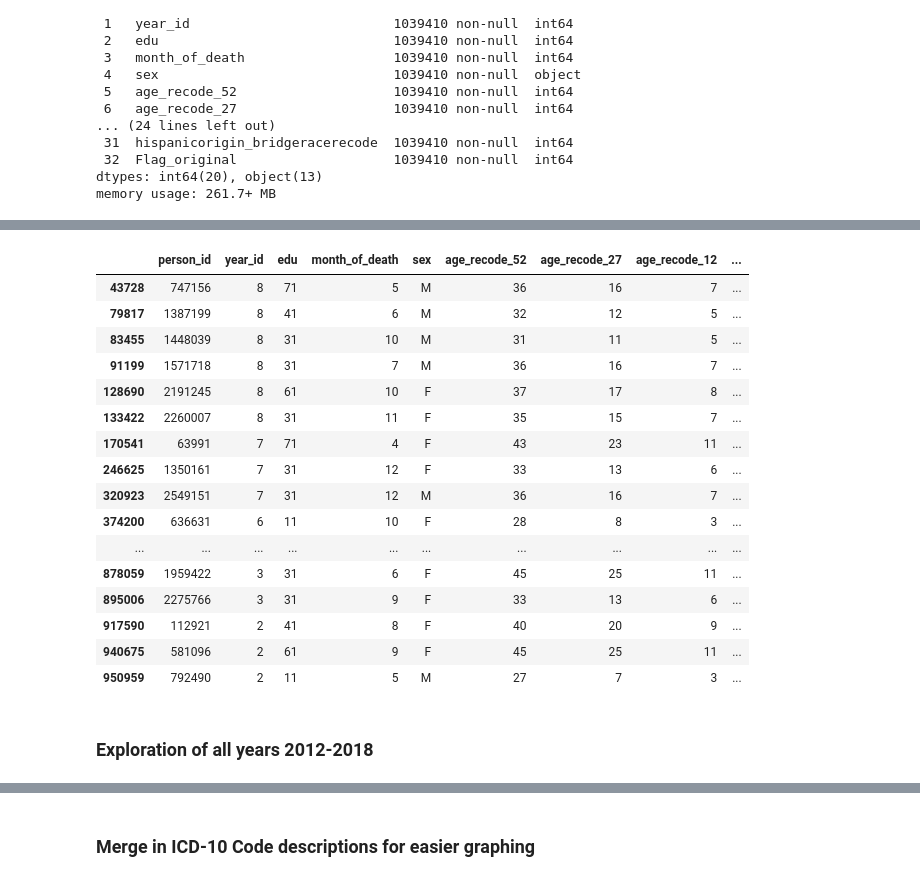
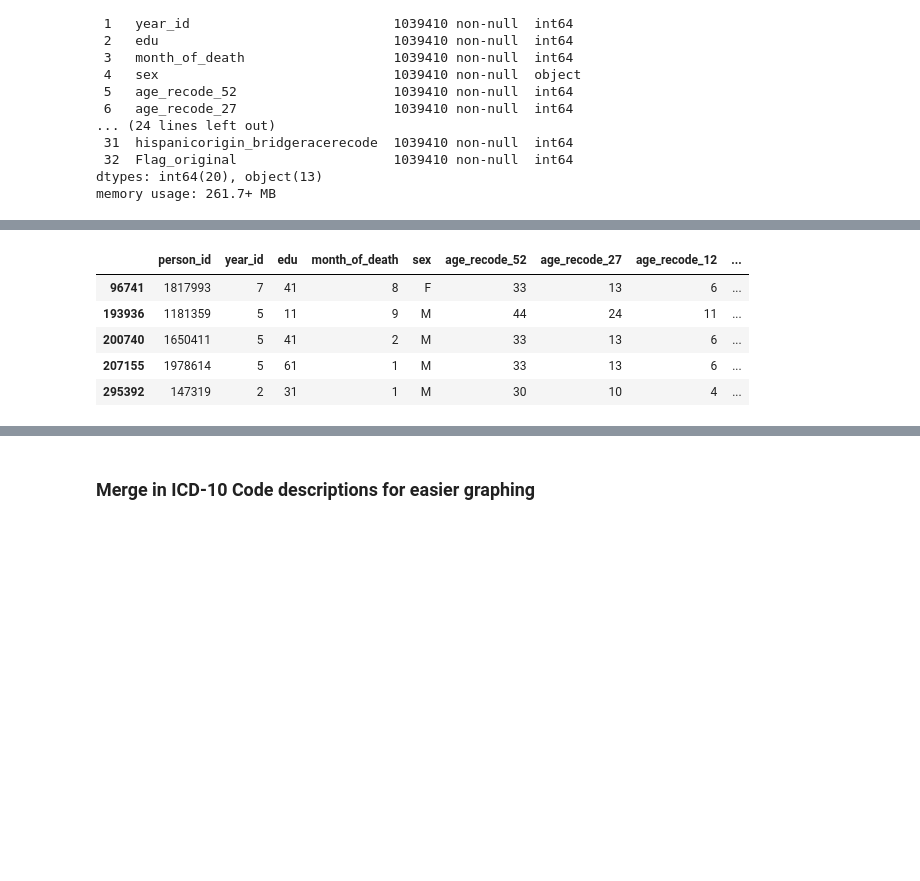
Before and after one commit to swarupmalli/Capstone_Mortality, a Jupyter notebook: EDA_Accidents_ALL.ipynb, the cells around one changed output, grey strips where cells are left out. Cells and saved outputs as stored; diff of their text form; code cells hidden in the pictures; blank space fills up the shorter version.

```diff
--- a/EDA_Accidents_ALL.ipynb
+++ b/EDA_Accidents_ALL.ipynb
@@ -8,6 +10,7 @@
 import sys
 import pandas as pd
 pd.set_option('display.max_columns', 100)
+pd.set_option("display.expand_frame_repr", False)
 import csv
 import numpy as np
 import os
@@ -358,4 +361,5 @@ memory usage: 261.7+ MB
 
 # acc_all = pd.read_csv('data/mort_accidents_all.csv')
 acc_all = pd.read_csv('data/mort_accidents_all_title.csv', sep=';')
+poison = pd.read_csv('data/poison_420.csv')
 # %% [output]
@@ -363,22 +367,9 @@ Wall time: 4.94 s
 # %%
-acc_all.sample(25).sort_index()
+poison.sample(5).sort_index()
 # %% [output]
 |  | person_id | year_id | edu | month_of_death | sex | age_recode_52 | age_recode_27 | age_recode_12 | ... |
-| 43728 | 747156 | 8 | 71 | 5 | M | 36 | 16 | 7 | ... |
-| 79817 | 1387199 | 8 | 41 | 6 | M | 32 | 12 | 5 | ... |
-| 83455 | 1448039 | 8 | 31 | 10 | M | 31 | 11 | 5 | ... |
-| 91199 | 1571718 | 8 | 31 | 7 | M | 36 | 16 | 7 | ... |
-| 128690 | 2191245 | 8 | 61 | 10 | F | 37 | 17 | 8 | ... |
-| 133422 | 2260007 | 8 | 31 | 11 | F | 35 | 15 | 7 | ... |
-| 170541 | 63991 | 7 | 71 | 4 | F | 43 | 23 | 11 | ... |
-| 246625 | 1350161 | 7 | 31 | 12 | F | 33 | 13 | 6 | ... |
-| 320923 | 2549151 | 7 | 31 | 12 | M | 36 | 16 | 7 | ... |
-| 374200 | 636631 | 6 | 11 | 10 | F | 28 | 8 | 3 | ... |
-| ... | ... | ... | ... | ... | ... | ... | ... | ... | ... |
-| 878059 | 1959422 | 3 | 31 | 6 | F | 45 | 25 | 11 | ... |
-| 895006 | 2275766 | 3 | 31 | 9 | F | 33 | 13 | 6 | ... |
-| 917590 | 112921 | 2 | 41 | 8 | F | 40 | 20 | 9 | ... |
-| 940675 | 581096 | 2 | 61 | 9 | F | 45 | 25 | 11 | ... |
-| 950959 | 792490 | 2 | 11 | 5 | M | 27 | 7 | 3 | ... |
+| 96741 | 1817993 | 7 | 41 | 8 | F | 33 | 13 | 6 | ... |
+| 193936 | 1181359 | 5 | 11 | 9 | M | 44 | 24 | 11 | ... |
+| 200740 | 1650411 | 5 | 41 | 2 | M | 33 | 13 | 6 | ... |
+| 207155 | 1978614 | 5 | 61 | 1 | M | 33 | 13 | 6 | ... |
+| 295392 | 147319 | 2 | 31 | 1 | M | 30 | 10 | 4 | ... |
-# %% [markdown]
-### Exploration of all years 2012-2018
```
Also changed, not shown: parts of 49 cells of this notebook, 1 other file.
